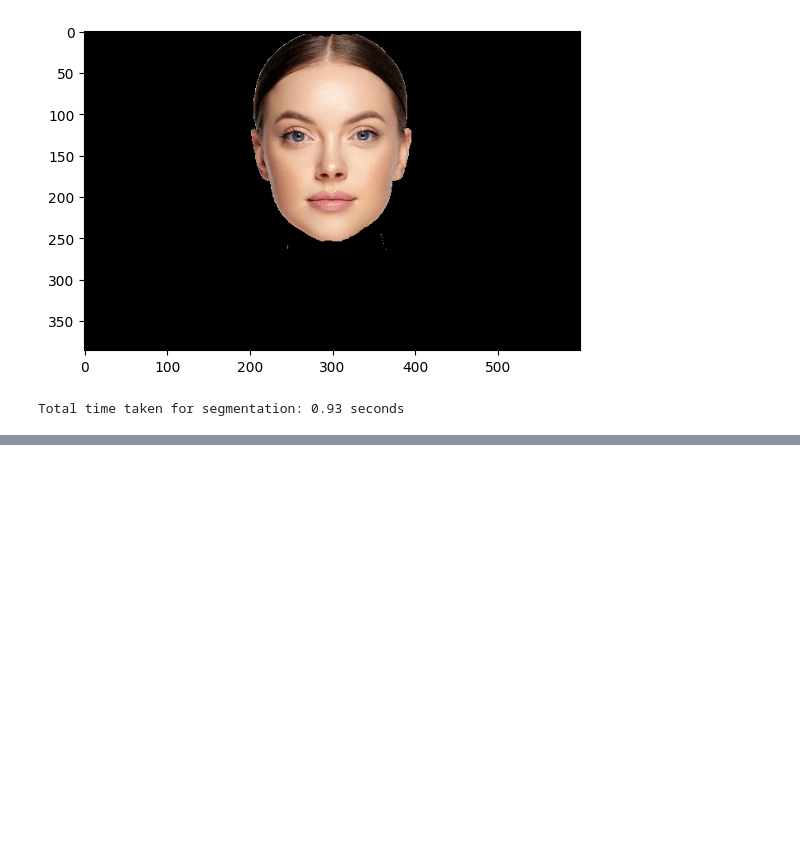
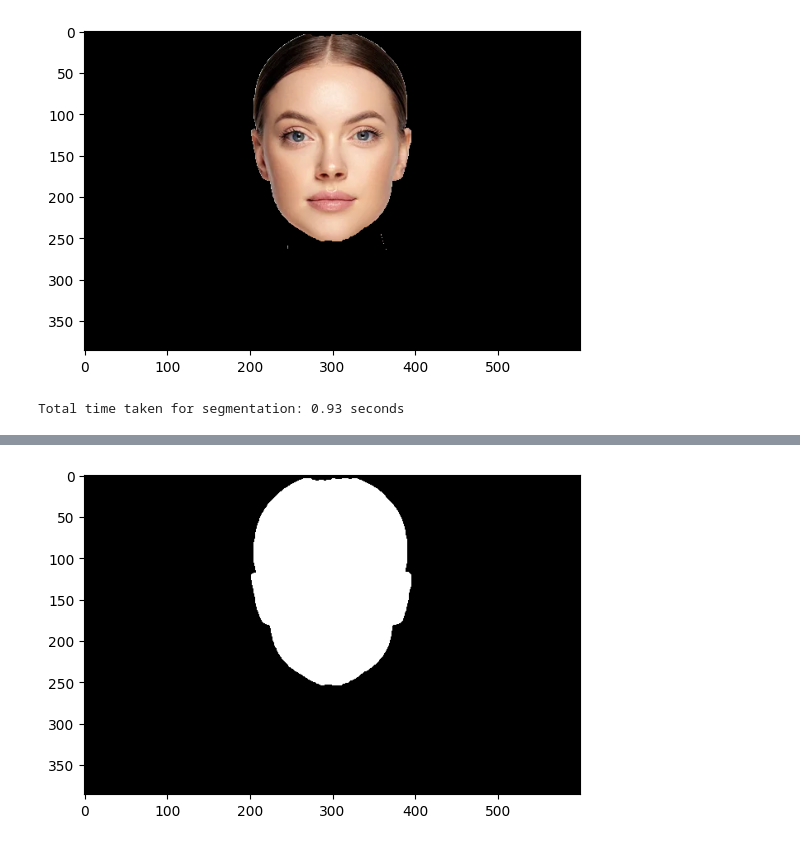
Before and after one commit to bhavberi/Face-Augmentation, a Jupyter notebook: src/main.ipynb, the cells around one changed output, grey strips where cells are left out. Cells and saved outputs as stored; diff of their text form; code cells hidden in the pictures; blank space fills up the shorter version.

```diff
--- a/src/main.ipynb
+++ b/src/main.ipynb
@@ -47,0 +54,7 @@ Total time taken for segmentation: 0.93 seconds
+# %%
+# smoothen the mask with a gaussian filter
+mask2 = cv2.GaussianBlur(mask2, (5, 5), 0)
+plt.imshow(mask2, cmap='gray')
+plt.show()
+# %% [output]
+[figure, added]
```
Also changed, not shown: parts of 1 cell of this notebook.
